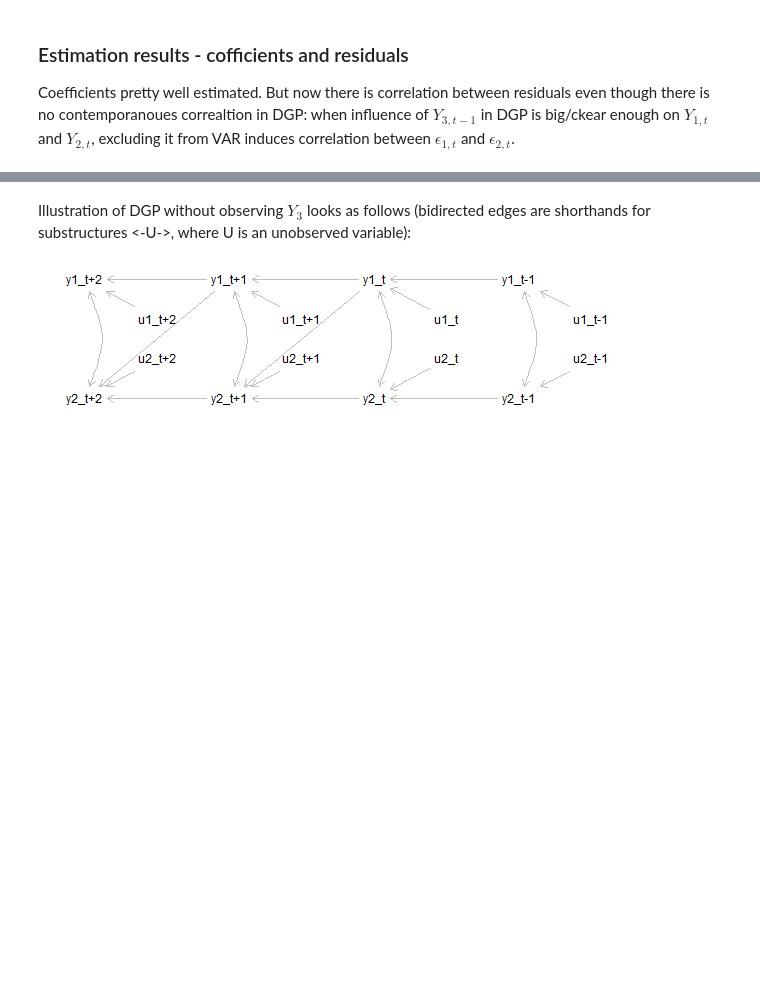
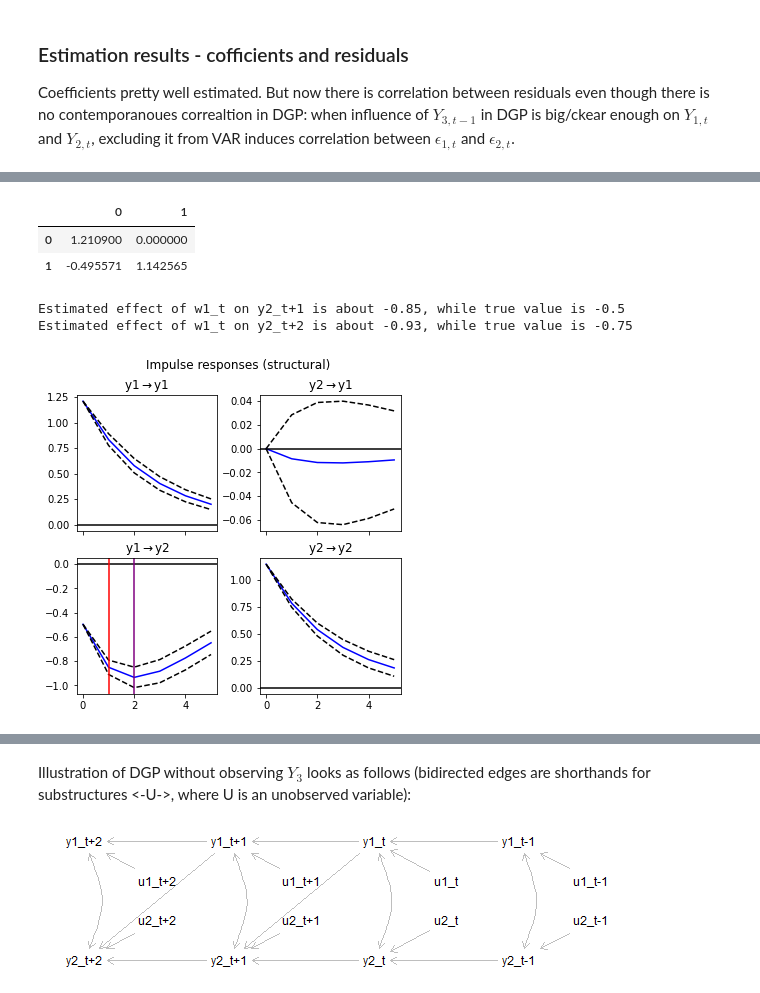
Before and after one commit to NoobQuant/Data_Science_Projects, a Jupyter notebook: stats/causality/ts_causality_2.ipynb, the cells around one changed output, grey strips where cells are left out. Drawn from its saved outputs; the diff is of its cells as text; code cells hidden in the pictures; blank space fills up the shorter version.

```diff
--- a/stats/causality/ts_causality_2.ipynb
+++ b/stats/causality/ts_causality_2.ipynb
@@ -393,3 +453,17 @@ irf2 = res2.irf(5)
+# %%
+# VAR
+model2_var = sm.tsa.VAR(df[["y1", "y2"]])
+res2_var = model2_var.fit(maxlags=1)
+irf2_var = res2_var.irf(5)
+
+# SVAR
+D = np.asarray([
+    ["E", 0],
+    ["E", "E"],
+])
+model2_svar = sm.tsa.SVAR(df[["y1", "y2"]].copy(), svar_type='A', A=D)
+res2_svar = model2_svar.fit(maxlags=1)
+irf2_svar = res2_svar.irf(5)
 # %% [markdown]
 ### Estimation results - cofficients and residuals
 
@@ -416,0 +511,20 @@ y2   -0.397918  1.000000
+# %%
+display(pd.DataFrame(np.linalg.inv(res2_svar.A)))
+# %% [output]
+|  | 0 | 1 |
+| 0 | 1.210900 | 0.000000 |
+| 1 | -0.495571 | 1.142565 |
+# %%
+fig = irf2_svar.plot()
+fig.suptitle(fig._suptitle.get_text(), fontsize=12)
+fig.set_size_inches(5, 5)
+plt.subplots_adjust(top=0.88, wspace=0.3)
+_, _, ax, _ = fig.get_axes()
+ax.axvline(x=1, c="r")
+ax.axvline(x=2, c="purple")
+print("Estimated effect of w1_t on y2_t+1 is about {:.2f}, while true value is {}".format(irf2_svar.svar_irfs[1, 1, 0], -0.5))
+print("Estimated effect of w1_t on y2_t+2 is about {:.2f}, while true value is {}".format(irf2_svar.svar_irfs[2, 1, 0], -0.75))
+# %% [output]
+Estimated effect of w1_t on y2_t+1 is about -0.85, while true value is -0.5
+Estimated effect of w1_t on y2_t+2 is about -0.93, while true value is -0.75
+[figure, added]
```
Also changed, not shown: parts of 45 cells of this notebook.
